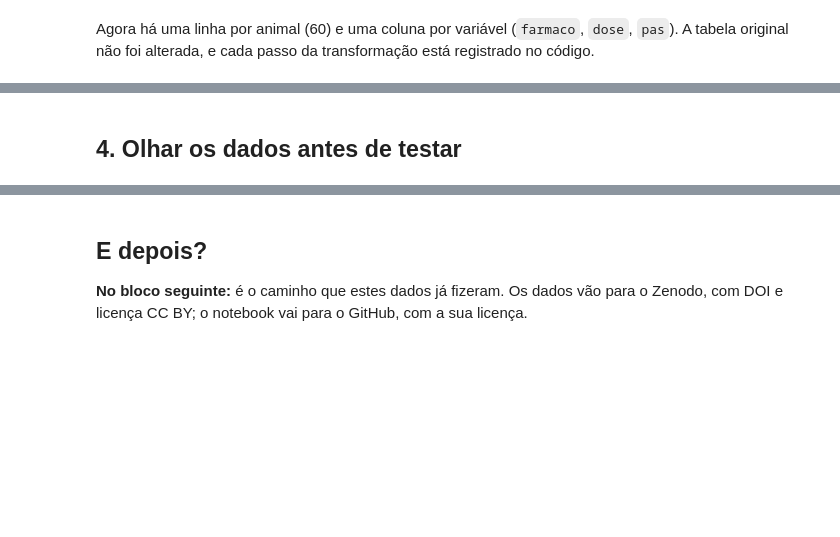
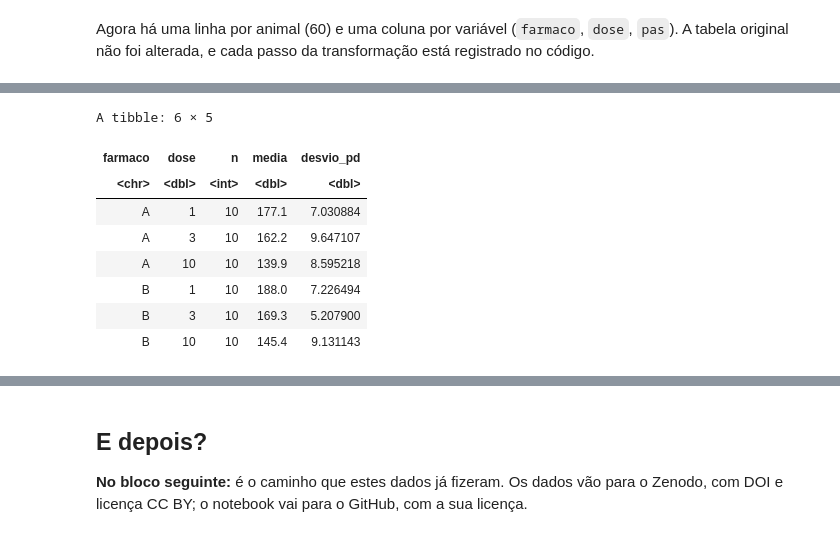
Before and after one commit to gavieira/workshop-reprodutibilidade, a Jupyter notebook: notebooks/da_planilha_ao_script_amostra.ipynb, the cells around one changed output, grey strips where cells are left out. Cells and saved outputs as stored; diff of their text form; code cells hidden in the pictures; blank space fills up the shorter version.

```diff
--- a/notebooks/da_planilha_ao_script_amostra.ipynb
+++ b/notebooks/da_planilha_ao_script_amostra.ipynb
@@ -55,6 +128,19 @@ Cada passo é um verbo, encadeado pelo pipe `|>` ("e então").
 # %%
 pressao |>
-  group_by(farmaco, dose) |>
-  summarise(n = n(), media = mean(pas), desvio_pd = sd(pas), .groups = "drop")
+  group_by(farmaco, dose) |>          # um grupo para cada combinação de fármaco e dose
+  summarise(                          # calcula, para cada grupo:
+    n = n(),                          #   o número de animais
+    media = mean(pas),                #   a média da pressão
+    desvio_pd = sd(pas),              #   o desvio-padrão da pressão
+    .groups = "drop"                  # devolve uma tabela comum, sem os grupos
+  )
+# %% [output]
+A tibble: 6 × 5
+| farmaco | dose | n | media | desvio_pd |
+| <chr> | <dbl> | <int> | <dbl> | <dbl> |
+| A | 1 | 10 | 177.1 | 7.030884 |
+| A | 3 | 10 | 162.2 | 9.647107 |
+| A | 10 | 10 | 139.9 | 8.595218 |
+| B | 1 | 10 | 188.0 | 7.226494 |
+| B | 3 | 10 | 169.3 | 5.207900 |
+| B | 10 | 10 | 145.4 | 9.131143 |
-# %% [markdown]
-## 4. Olhar os dados antes de testar
```
Also changed, not shown: parts of 22 cells of this notebook.
